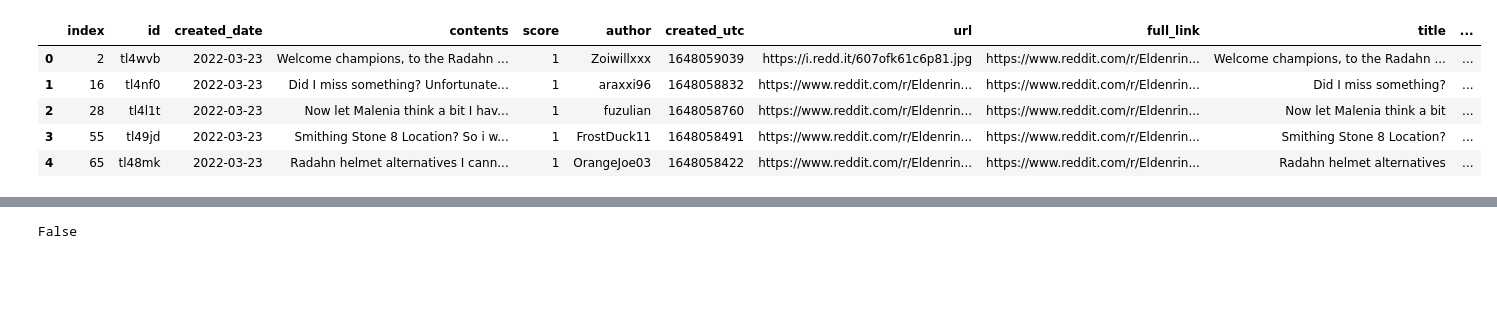
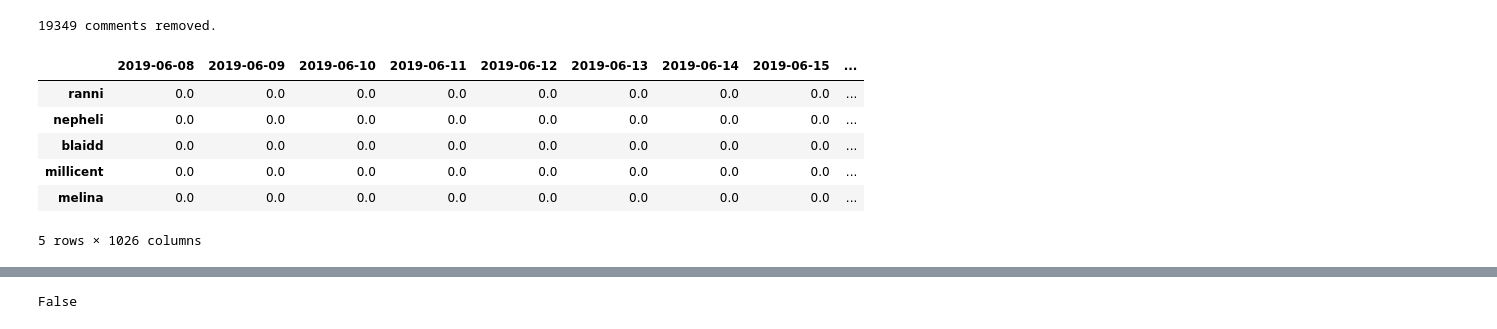
Before and after one commit to NeoJersey/analysis-of-r-eldenring, a Jupyter notebook: Analysis.ipynb, the cells around one changed output, grey strips where cells are left out. Saved outputs shown, nothing was run; the diff lists cells and outputs as text; code cells hidden in the pictures; blank space fills up the shorter version.

```diff
--- a/Analysis.ipynb
+++ b/Analysis.ipynb
@@ -0,0 +41,24 @@
+# %%
+import string
+
+names = ["ranni", "renna", "snow witch", "nepheli", "blaidd", "millicent", "melina", "radahn", "godrick", "margit", "valkyrie", "malenia", "pot boy", "fia", "patches", "jorge", "yakul", "torrent", "hodir", "mimic tear", "rya", "sellen", "alexandar", "alexander", "irina", "latenna", "bloody wolf", "raging wolf"]
+
+mismatches = []
+for index, row in comments.iterrows():
+    # matched = False
+    contents =row.contents
+
+    for name in names:
+        matched = False
+        if keyword_match(contents, name):
+            matched = True
+            break
+    if matched is False:
+
+        mismatches.append(index)
+
+# mismatches
+comments.drop(index=mismatches, inplace=True)
+print(f"{len(mismatches)} comments removed.")
+# %% [output]
+19349 comments removed.
@@ -1,12 +68,13 @@
 # %%
 import pandas as pd
 
-posts = pd.read_csv("posts_with_names.csv")
-posts.head()
+df = pd.read_csv("num_appearance.csv", index_col=0)
+df.head()
 # %% [output]
-|  | index | id | created_date | contents | score | author | created_utc | url | full_link | title | ... |
-| 0 | 2 | tl4wvb | 2022-03-23 | Welcome champions, to the Radahn ... | 1 | Zoiwillxxx | 1648059039 | https://i.redd.it/607ofk61c6p81.jpg | https://www.reddit.com/r/Eldenrin... | Welcome champions, to the Radahn ... | ... |
-| 1 | 16 | tl4nf0 | 2022-03-23 | Did I miss something? Unfortunate... | 1 | araxxi96 | 1648058832 | https://www.reddit.com/r/Eldenrin... | https://www.reddit.com/r/Eldenrin... | Did I miss something? | ... |
-| 2 | 28 | tl4l1t | 2022-03-23 | Now let Malenia think a bit I hav... | 1 | fuzulian | 1648058760 | https://www.reddit.com/r/Eldenrin... | https://www.reddit.com/r/Eldenrin... | Now let Malenia think a bit | ... |
-| 3 | 55 | tl49jd | 2022-03-23 | Smithing Stone 8 Location? So i w... | 1 | FrostDuck11 | 1648058491 | https://www.reddit.com/r/Eldenrin... | https://www.reddit.com/r/Eldenrin... | Smithing Stone 8 Location? | ... |
-| 4 | 65 | tl48mk | 2022-03-23 | Radahn helmet alternatives I cann... | 1 | OrangeJoe03 | 1648058422 | https://www.reddit.com/r/Eldenrin... | https://www.reddit.com/r/Eldenrin... | Radahn helmet alternatives | ... |
+|  | 2019-06-08 | 2019-06-09 | 2019-06-10 | 2019-06-11 | 2019-06-12 | 2019-06-13 | 2019-06-14 | 2019-06-15 | ... |
+| ranni | 0.0 | 0.0 | 0.0 | 0.0 | 0.0 | 0.0 | 0.0 | 0.0 | ... |
+| nepheli | 0.0 | 0.0 | 0.0 | 0.0 | 0.0 | 0.0 | 0.0 | 0.0 | ... |
+| blaidd | 0.0 | 0.0 | 0.0 | 0.0 | 0.0 | 0.0 | 0.0 | 0.0 | ... |
+| millicent | 0.0 | 0.0 | 0.0 | 0.0 | 0.0 | 0.0 | 0.0 | 0.0 | ... |
+| melina | 0.0 | 0.0 | 0.0 | 0.0 | 0.0 | 0.0 | 0.0 | 0.0 | ... |
+5 rows × 1026 columns
```
Also changed, not shown: parts of 27 cells of this notebook, 1 other file.
